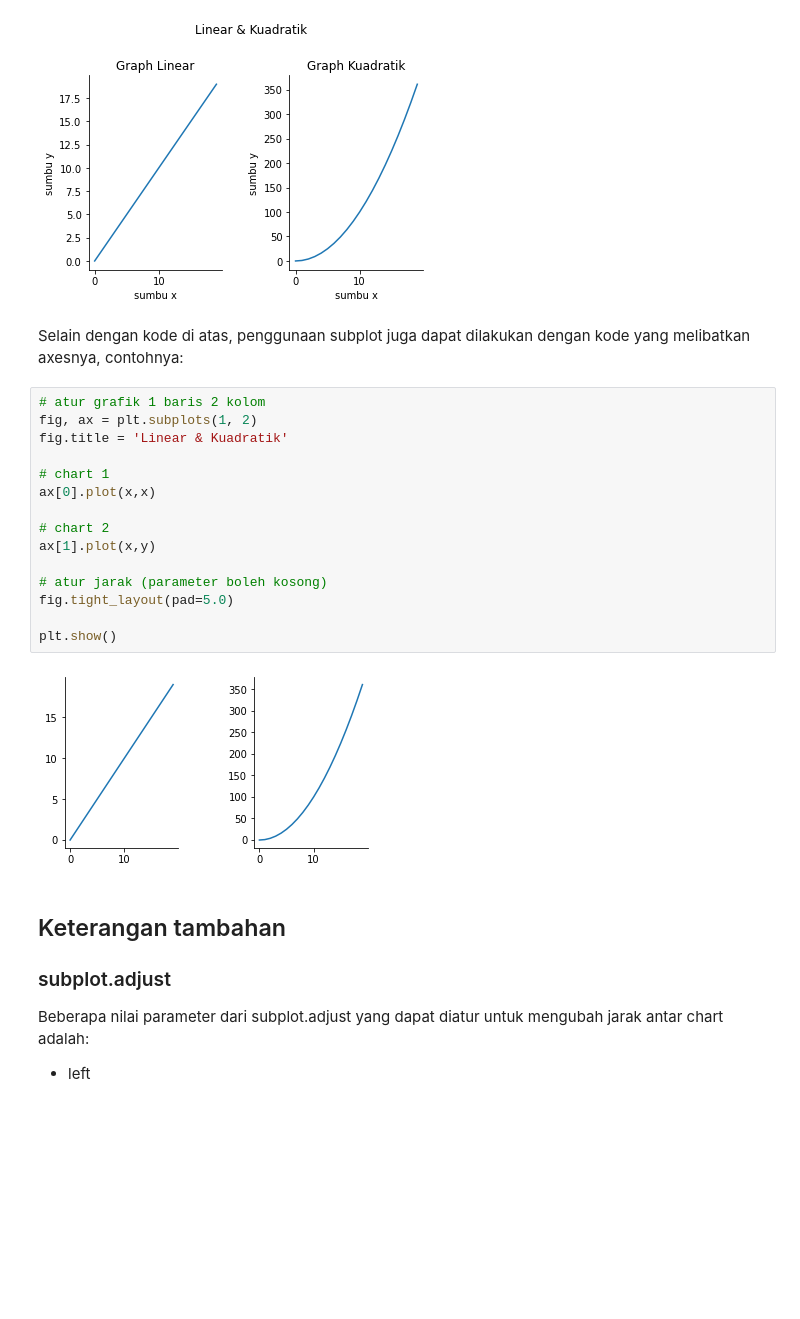
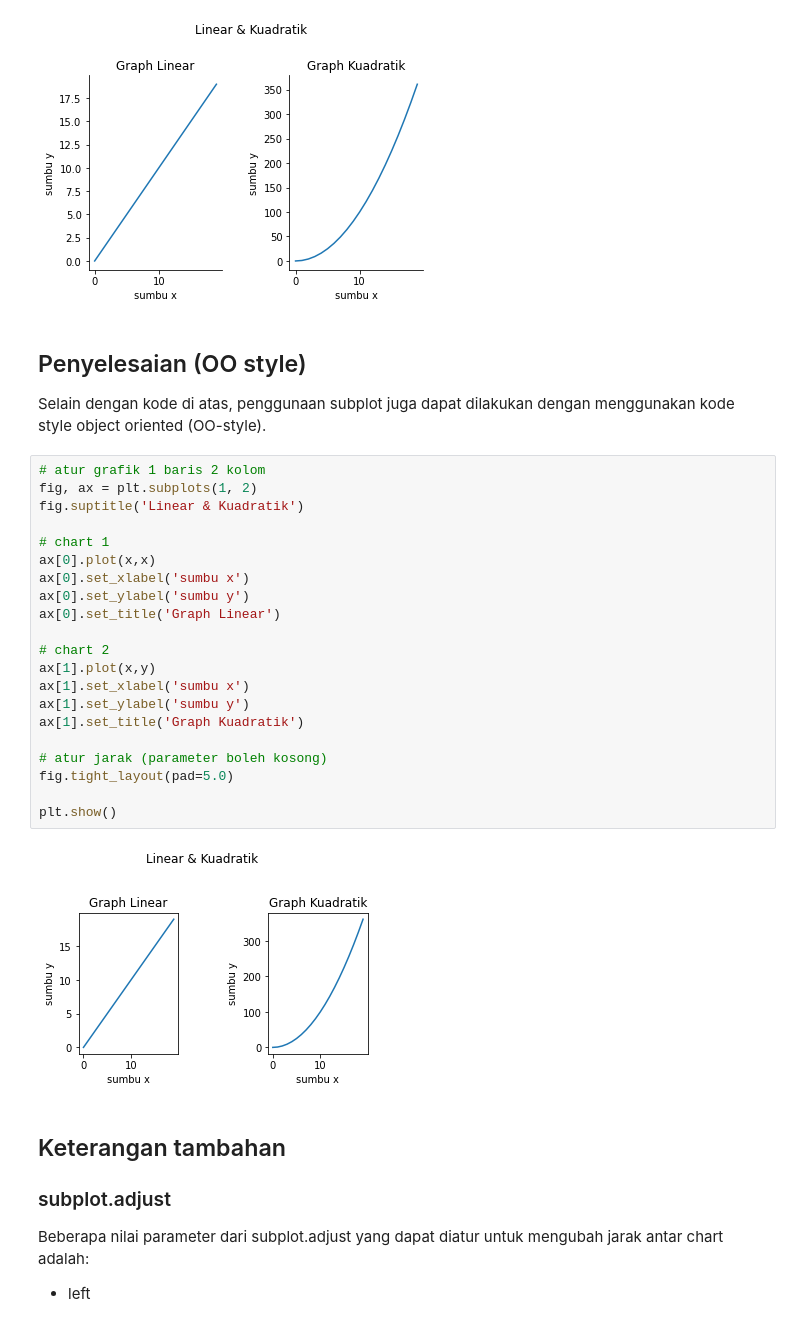
Before and after one commit to golchafun/matplotlib-tutor-note-id, a Jupyter notebook: SubplotMatplotlib.ipynb, the cells around one changed output. Saved outputs shown, nothing was run; the diff lists cells and outputs as text; blank space fills up the shorter version.

Commit message:
update with subplot OO style

```diff
--- a/SubplotMatplotlib.ipynb
+++ b/SubplotMatplotlib.ipynb
@@ -77,24 +79,32 @@ plt.show()
 # %% [output]
 [figure]
 # %% [markdown]
-Selain dengan kode di atas, penggunaan subplot juga dapat dilakukan dengan kode yang melibatkan axesnya, contohnya:
+## Penyelesaian (OO style)
+
+Selain dengan kode di atas, penggunaan subplot juga dapat dilakukan dengan menggunakan kode style object oriented (OO-style).
 # %%
 # atur grafik 1 baris 2 kolom
 fig, ax = plt.subplots(1, 2)
-fig.title = 'Linear & Kuadratik'
+fig.suptitle('Linear & Kuadratik')
 
 # chart 1
 ax[0].plot(x,x)
+ax[0].set_xlabel('sumbu x')
+ax[0].set_ylabel('sumbu y')
+ax[0].set_title('Graph Linear')
 
 # chart 2
 ax[1].plot(x,y)
+ax[1].set_xlabel('sumbu x')
+ax[1].set_ylabel('sumbu y')
+ax[1].set_title('Graph Kuadratik')
 
 # atur jarak (parameter boleh kosong)
 fig.tight_layout(pad=5.0)
 
 plt.show()
 # %% [output]
-[figure, old version]
+[figure, new version]
 # %% [markdown]
 ## Keterangan tambahan
 
```
Also changed, not shown: parts of 2 cells of this notebook.
